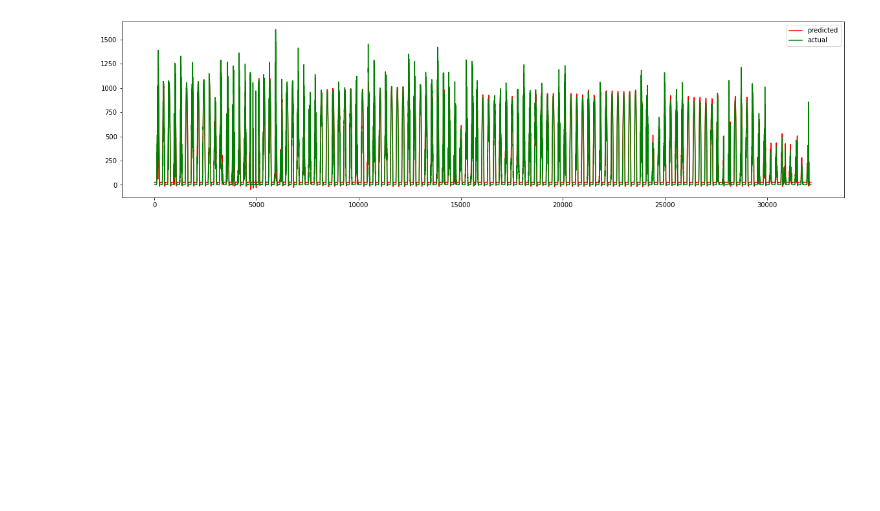
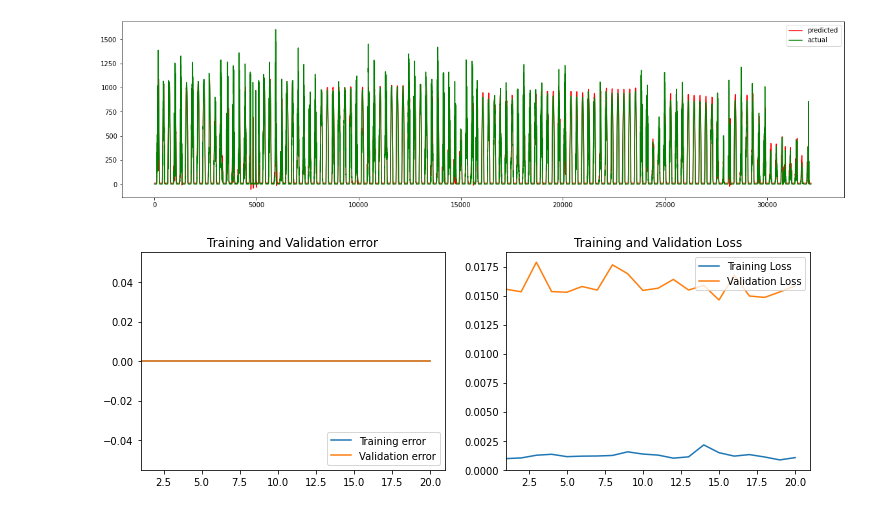
Before and after one commit to Sujal-vajire/Machine-learning-models, a Jupyter notebook: SRP.ipynb, the cells around one changed output. Drawn from its saved outputs; the diff is of its cells as text; code cells hidden in the pictures; blank space fills up the shorter version.

```diff
--- a/SRP.ipynb
+++ b/SRP.ipynb
@@ -105,6 +120,6 @@ x_test1=inp1[500:,:,:]
 y_train1=out1[:500]
 y_test1=out1[500:]
 # %%
-model.fit(x_train1,y_train1,epochs=20)
+history = model.fit(x_train1, y_train1, epochs=20, validation_data = (x_test1, y_test1), verbose = 1)
 # %% [output]
 Epoch 1/20
@@ -151,2 +156,26 @@ print(x_train1.shape, x_test1.shape)
-# %%
-history = model.fit(x_train1, y_train1, epochs =10, validation_data = (x_test1, y_test1), verbose = 1)
+# %%
+error = history.history['accuracy']
+val_error = history.history['val_accuracy']
+
+loss = history.history['loss']
+val_loss = history.history['val_loss']
+
+epochs_range = range(1, len(val_error)+1)
+plt.figure(figsize=(12, 4))
+
+plt.subplot(1, 2, 1)
+plt.plot(epochs_range, error, label='Training error')
+plt.plot(epochs_range, val_error, label='Validation error')
+plt.legend(loc='lower right')
+plt.xlim(1, len(val_error)+1)
+plt.title('Training and Validation error')
+
+plt.subplot(1, 2, 2)
+plt.plot(epochs_range, loss, label='Training Loss')
+plt.plot(epochs_range, val_loss, label='Validation Loss')
+plt.legend(loc='upper right')
+plt.xlim(1, len(val_error)+1)
+plt.title('Training and Validation Loss')
+plt.show()
+# %% [output]
+[figure, added]
```
Also changed, not shown: parts of 8 cells of this notebook.
